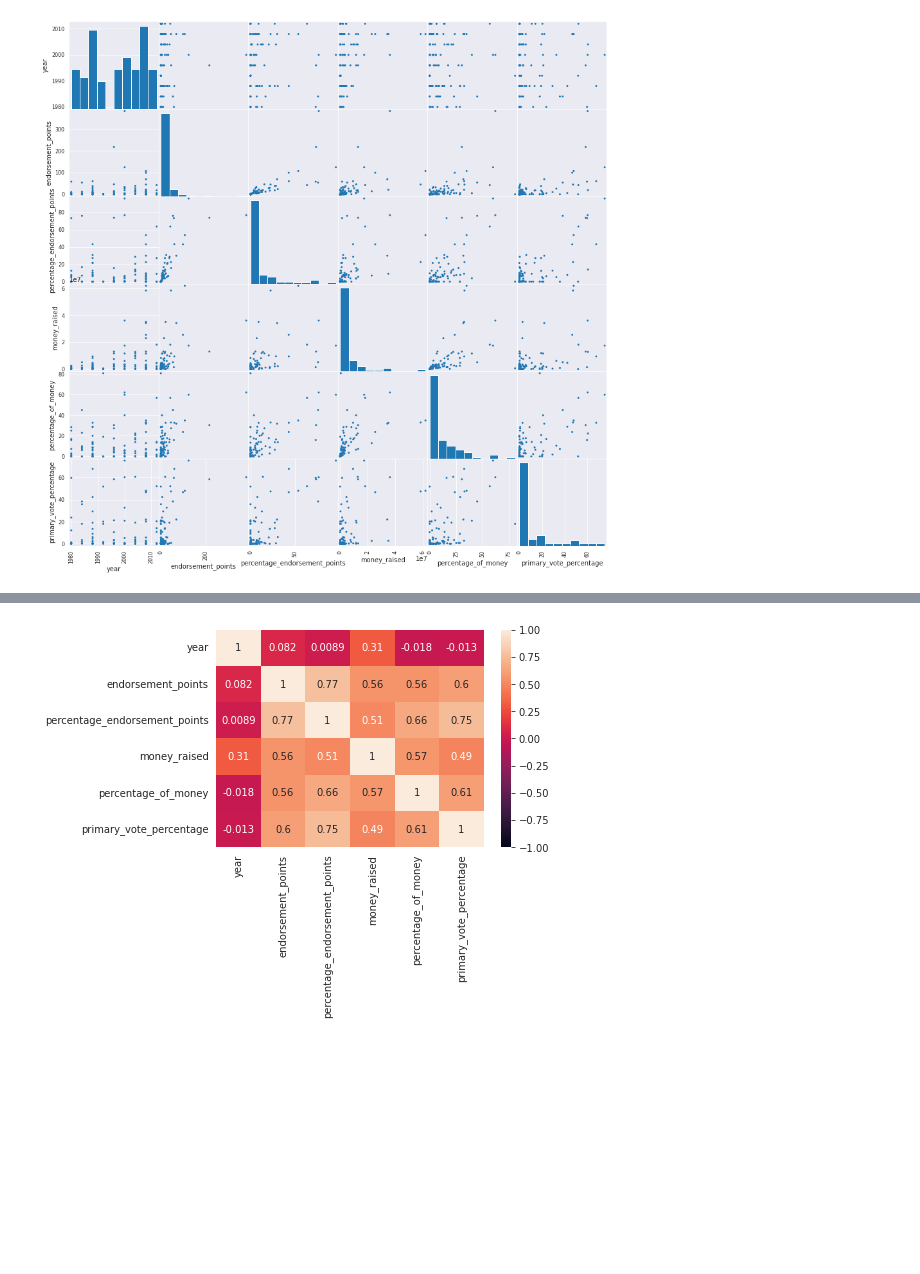
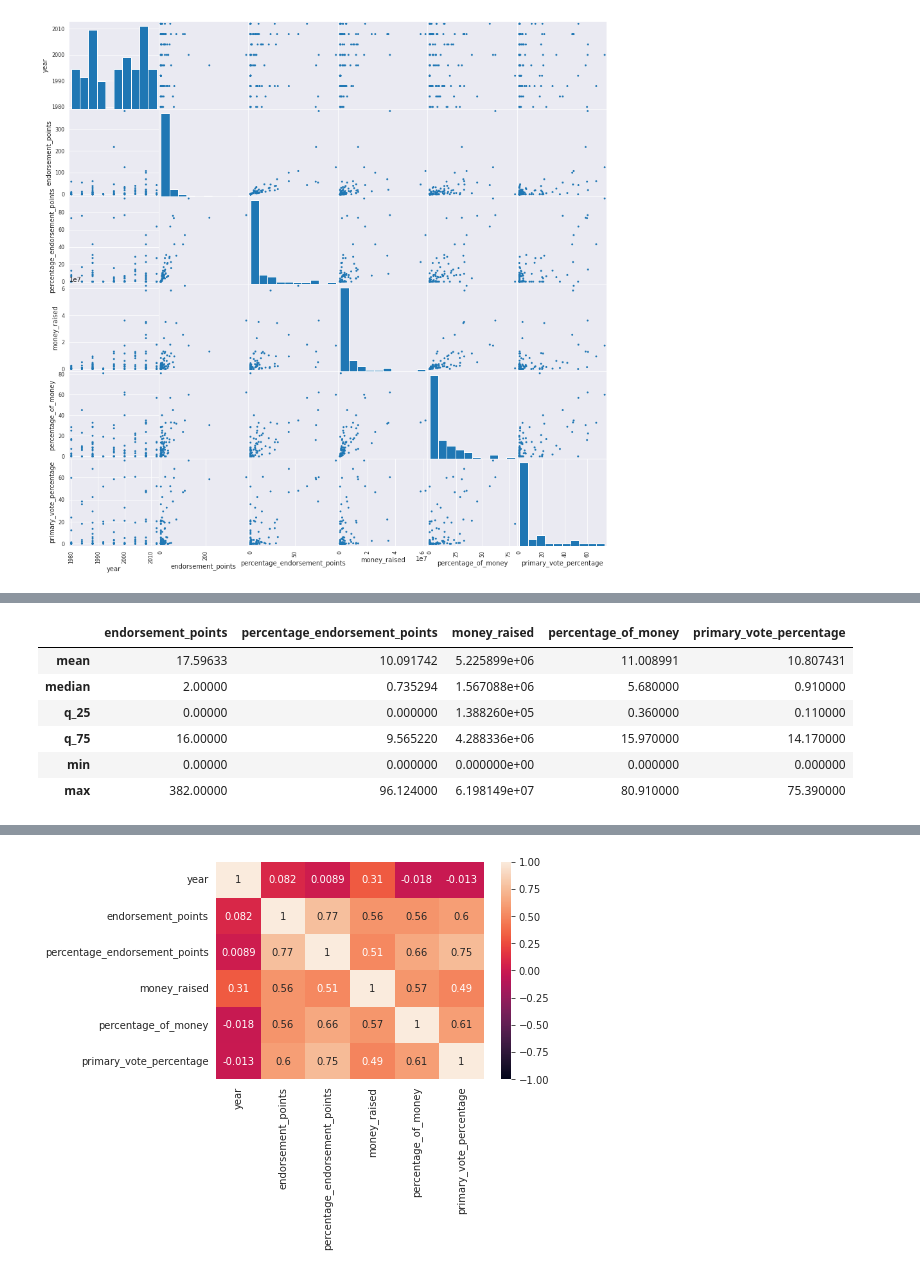
Before and after one commit to 1gnacio/orgadatos-kaggle-tp1, a Jupyter notebook: notebook707f668b56.ipynb, the cells around one changed output, grey strips where cells are left out. Cells and saved outputs as stored; diff of their text form; code cells hidden in the pictures; blank space fills up the shorter version.

```diff
--- a/notebook707f668b56.ipynb
+++ b/notebook707f668b56.ipynb
@@ -287,3 +307,38 @@ data.corr(method ='pearson')
 | money_raised | 0.309190 | 0.556855 | 0.506513 | 1.000000 | 0.567875 | ... |
 | percentage_of_money | -0.017874 | 0.560714 | 0.655406 | 0.567875 | 1.000000 | ... |
 | primary_vote_percentage | -0.013495 | 0.602708 | 0.746371 | 0.490024 | 0.605588 | ... |
+# %%
+#Variables cuantitativas
+#1) Sobre variables de este tipo calcular las siguientes medidas de resumen, y armar un
+#nuevo dataframe con estos datos:
+#● Media
+#● Mediana
+#● Moda
+#● Primer y tercer cuartil
+#● Rango
+#2) Correlación de atributos
+#● Explorar las variables tomándolas de a pares utilizando un gráfico scatter_matrix
+#● Calcular la correlación de Pearson y graficar las correlaciones obtenidas en un
+#gráfico de tipo heatmap
+
+#year no tiene sentido
+
+data_vcuantitativas = data[['endorsement_points', 'percentage_endorsement_points', 'money_raised', 'percentage_of_money', 'primary_vote_percentage']]
+
+def q_25 (x):
+    return x.quantile(q = 0.25)
+
+def q_75 (x):
+    return x.quantile(q = 0.75)
+
+data_vcuantitativas.agg(['mean', 'median', q_25, q_75, 'min', 'max'])
+
+#data_vcuantitativas.describe()
+# %% [output]
+|  | endorsement_points | percentage_endorsement_points | money_raised | percentage_of_money | primary_vote_percentage |
+| mean | 17.59633 | 10.091742 | 5.225899e+06 | 11.008991 | 10.807431 |
+| median | 2.00000 | 0.735294 | 1.567088e+06 | 5.680000 | 0.910000 |
+| q_25 | 0.00000 | 0.000000 | 1.388260e+05 | 0.360000 | 0.110000 |
+| q_75 | 16.00000 | 9.565220 | 4.288336e+06 | 15.970000 | 14.170000 |
+| min | 0.00000 | 0.000000 | 0.000000e+00 | 0.000000 | 0.000000 |
+| max | 382.00000 | 96.124000 | 6.198149e+07 | 80.910000 | 75.390000 |
```
Also changed, not shown: parts of 9 cells of this notebook.
